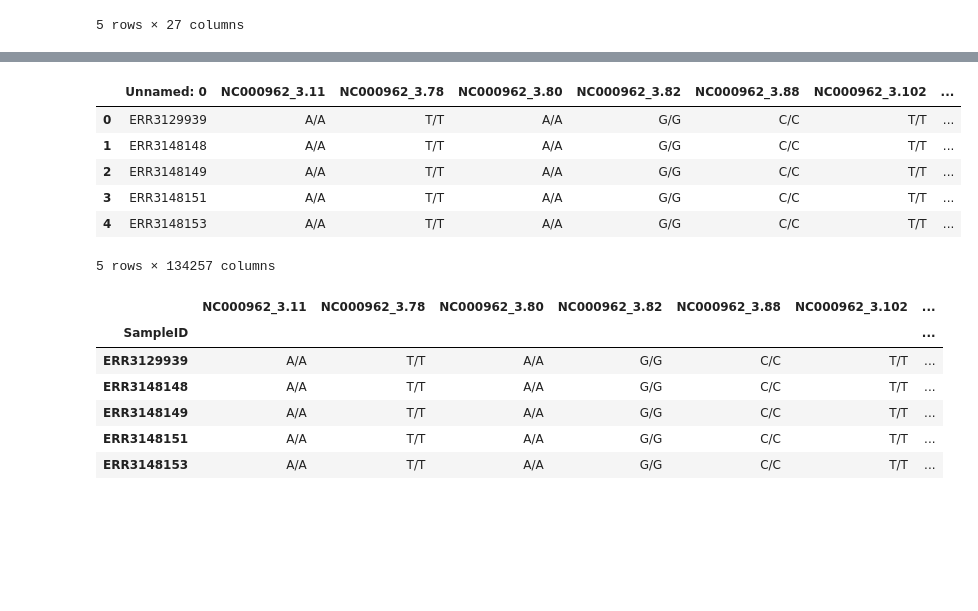
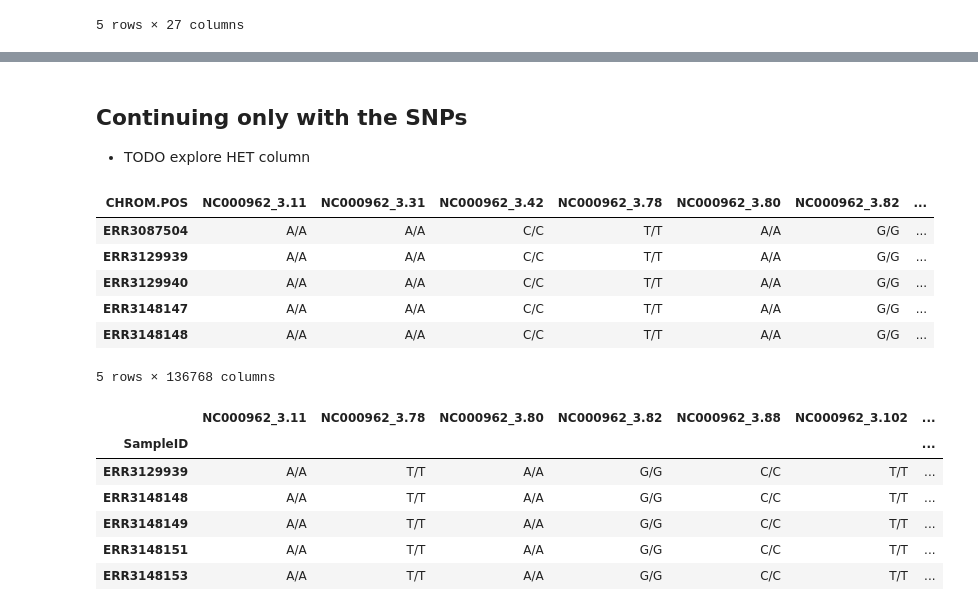
Before and after one commit to abhi18av/drug-resistance-prediction-cambiohack, a Jupyter notebook: src/notebooks/feature_engineering.ipynb, the cells around one changed output, grey strips where cells are left out. Saved outputs shown, nothing was run; the diff lists cells and outputs as text; code cells hidden in the pictures; blank space fills up the shorter version.

```diff
--- a/src/notebooks/feature_engineering.ipynb
+++ b/src/notebooks/feature_engineering.ipynb
@@ -202,6 +211,8 @@ vcf_df.head()
 # %%
 vcf_df.set_index('CHROM.POS', inplace= True)
 vcf_df.columns = list(map (lambda column: column.split(".")[0], vcf_df.columns))
+vcf_df = vcf_df.drop(columns = ['HET', 'HOM-REF', 'HET-REF'], axis= 1)
+vcf_df[vcf_df.TYPE == 'SNP']
 vcf_df = vcf_df.transpose()
 vcf_df.to_csv("../data/processed/vcf_df.csv")
 vcf_df.head()
@@ -215,0 +227,5 @@ vcf_df.head()
+# %%
+vcf_df = vcf_df.transpose()
+# %%
+vcf_df = vcf_df.drop(columns = ['HET', 'HOM-REF', 'HET-REF'], axis= 1)
+vcf_df.head()
@@ -215,0 +241,3 @@ vcf_df.head()
+# %%
+vcf_df = vcf_df[vcf_df.TYPE == 'SNP']
+vcf_df.head()
@@ -216,16 +253,22 @@ vcf_df.head()
+# %% [markdown]
+## Continuing only with the SNPs
+
+- TODO explore HET column
 # %%
 
-vcf_snps_df = pd.read_csv("../data/processed/vcf_df.csv")
+# vcf_snps_df = pd.read_csv("../data/processed/vcf_df.csv")
+
+vcf_snps_df = vcf_df.drop(columns= ['TYPE'], axis= 1).transpose()
 
 vcf_snps_df.head()
 # %% [output]
-|  | Unnamed: 0 | NC000962_3.11 | NC000962_3.78 | NC000962_3.80 | NC000962_3.82 | NC000962_3.88 | NC000962_3.102 | ... |
-| 0 | ERR3129939 | A/A | T/T | A/A | G/G | C/C | T/T | ... |
-| 1 | ERR3148148 | A/A | T/T | A/A | G/G | C/C | T/T | ... |
-| 2 | ERR3148149 | A/A | T/T | A/A | G/G | C/C | T/T | ... |
-| 3 | ERR3148151 | A/A | T/T | A/A | G/G | C/C | T/T | ... |
-| 4 | ERR3148153 | A/A | T/T | A/A | G/G | C/C | T/T | ... |
+| CHROM.POS | NC000962_3.11 | NC000962_3.31 | NC000962_3.42 | NC000962_3.78 | NC000962_3.80 | NC000962_3.82 | ... |
+| ERR3087504 | A/A | A/A | C/C | T/T | A/A | G/G | ... |
+| ERR3129939 | A/A | A/A | C/C | T/T | A/A | G/G | ... |
+| ERR3129940 | A/A | A/A | C/C | T/T | A/A | G/G | ... |
+| ERR3148147 | A/A | A/A | C/C | T/T | A/A | G/G | ... |
+| ERR3148148 | A/A | A/A | C/C | T/T | A/A | G/G | ... |
-5 rows × 134257 columns
+5 rows × 136768 columns
 # %%
 vcf_snps_df = vcf_snps_df.rename(columns={'Unnamed: 0': 'SampleID'}).set_index('SampleID')
 vcf_snps_df.head()
```
Also changed, not shown: parts of 41 cells of this notebook, 5 other files.
